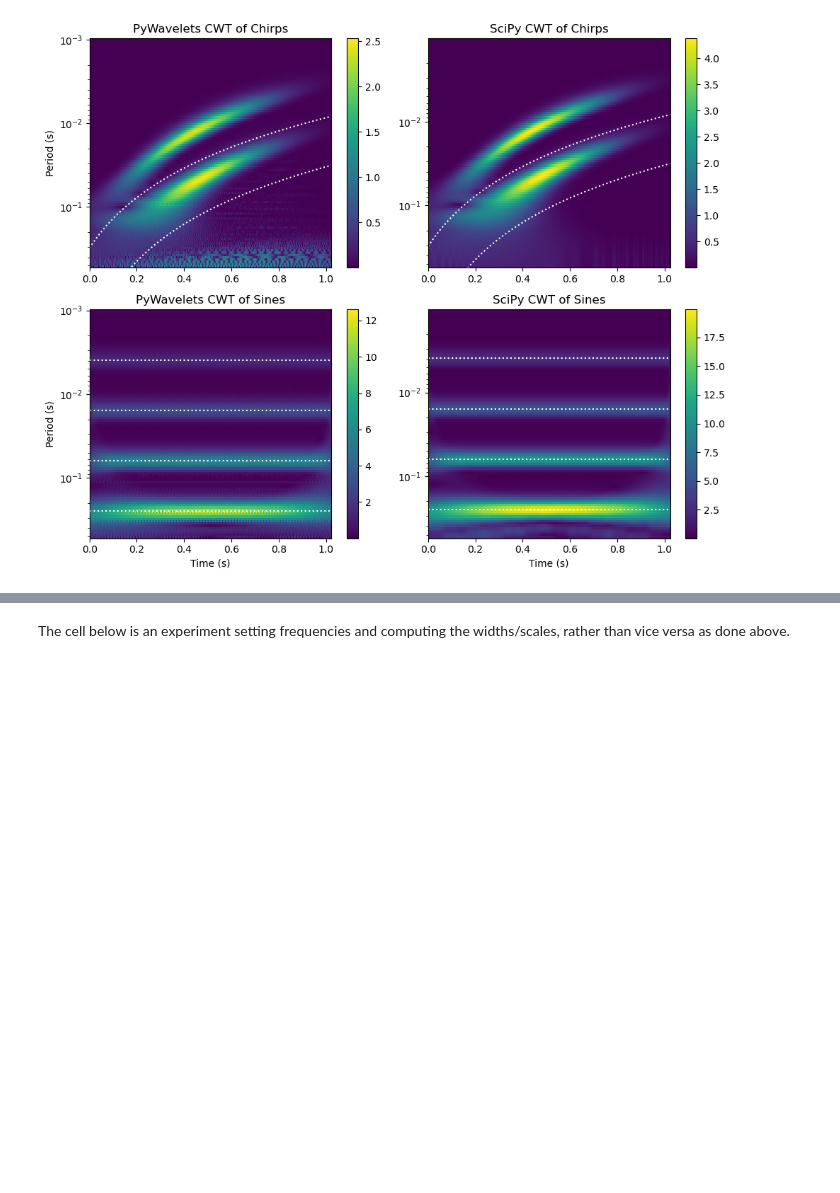
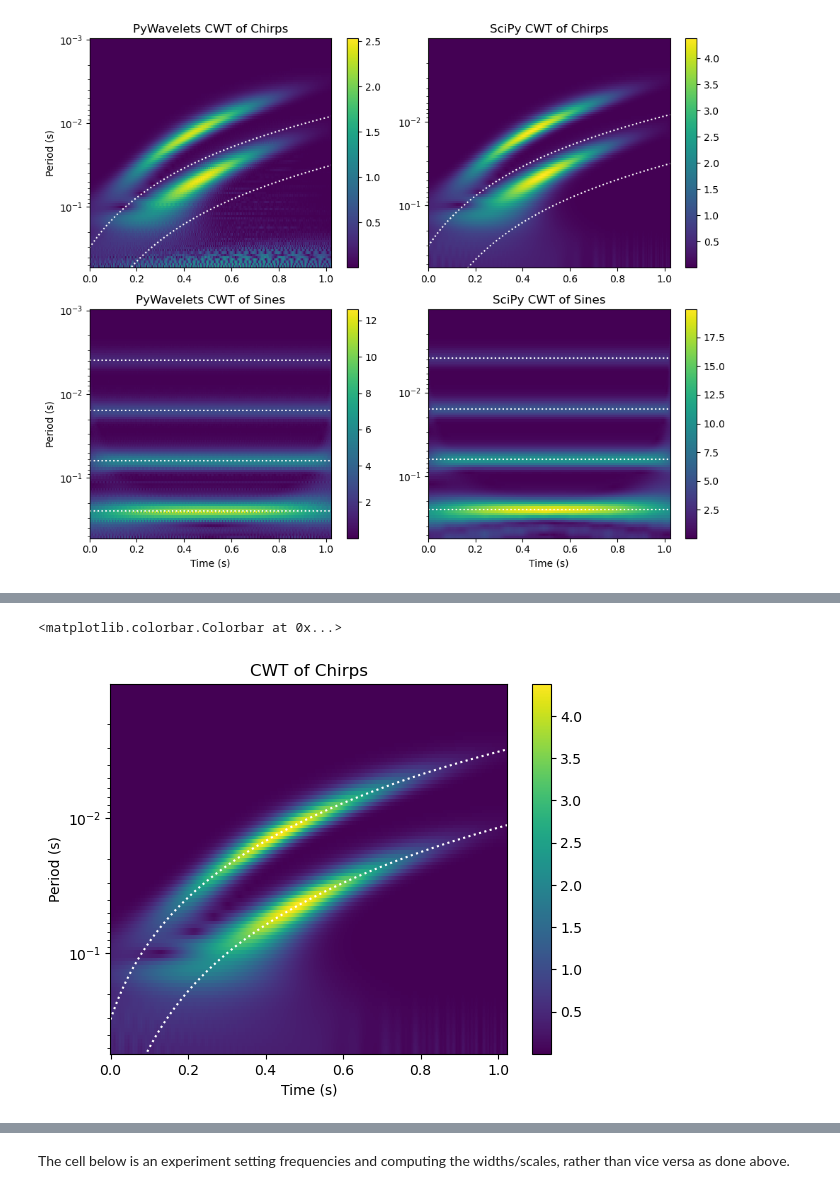
Before and after one commit to zclaytor/wavelet_fun, a Jupyter notebook: wavelets.ipynb, the cells around one changed output, grey strips where cells are left out. Drawn from its saved outputs; the diff is of its cells as text; code cells hidden in the pictures; blank space fills up the shorter version.

```diff
--- a/wavelets.ipynb
+++ b/wavelets.ipynb
@@ -200,0 +215,30 @@ I don't understand why the chirp power spectra are offset from where the dominan
+# %%
+def freq_inst(t, t0, a):
+    return a**2 * (3*t**2 + 4*t*t0 + t0**2)
+
+
+def make_chirp(t, t0, a):
+    frequency = (a * (t + t0)) ** 2
+    chirp = np.sin(2*np.pi*frequency*t)
+    frinst = freq_inst(t, t0, a)
+    return chirp, frinst
+
+
+chirp_signal, frequency1, frequency2 = chirps(time)
+
+fig, ax1 = plt.subplots()
+kw = dict(shading="flat")
+
+pcm1 = ax1.pcolormesh(time1, chirp_period_scipy, np.abs(chirp_power_scipy), **kw)
+ylim1 = ax1.get_ylim()
+ax1.plot(time, 1/frequency1, "w:")
+ax1.plot(time, 1/frequency2, "w:")
+ax1.set_yscale("log")
+ax1.set_xlabel("Time (s)")
+ax1.set_ylabel("Period (s)")
+ax1.set_title("CWT of Chirps")
+ax1.set_ylim(ylim1[::-1])
+fig.colorbar(pcm1, ax=ax1)
+# %% [output]
+<matplotlib.colorbar.Colorbar at 0x...>
+[figure, added]
```
Also changed, not shown: parts of 4 cells of this notebook.
